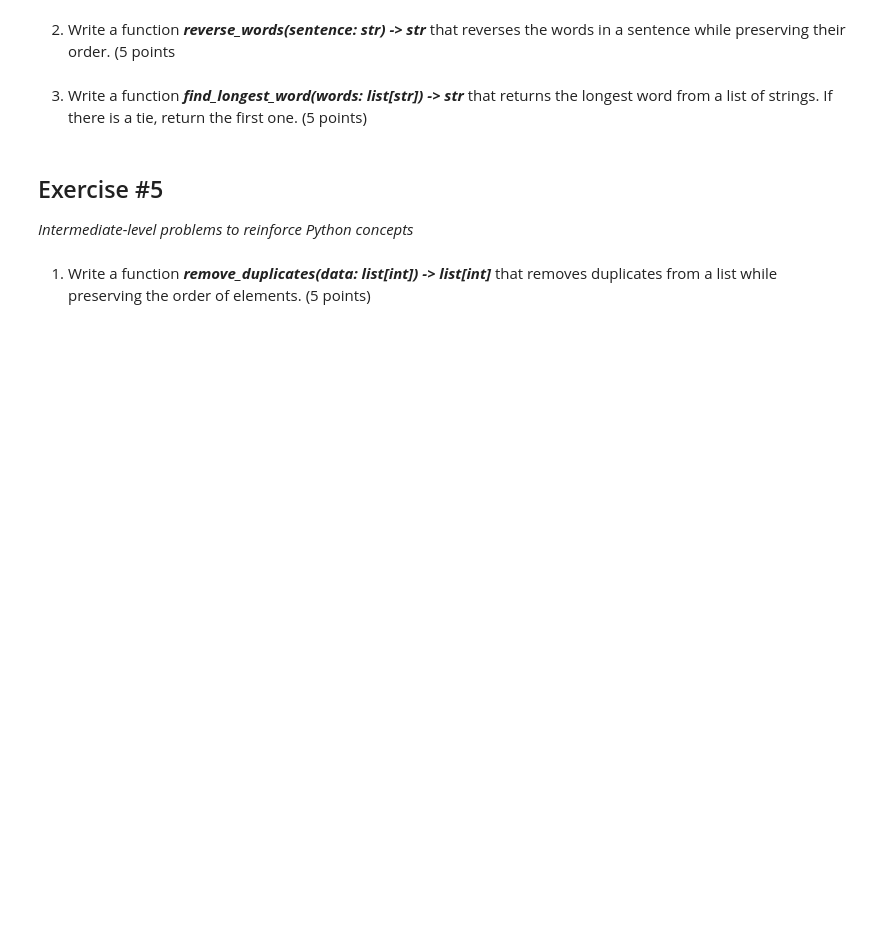
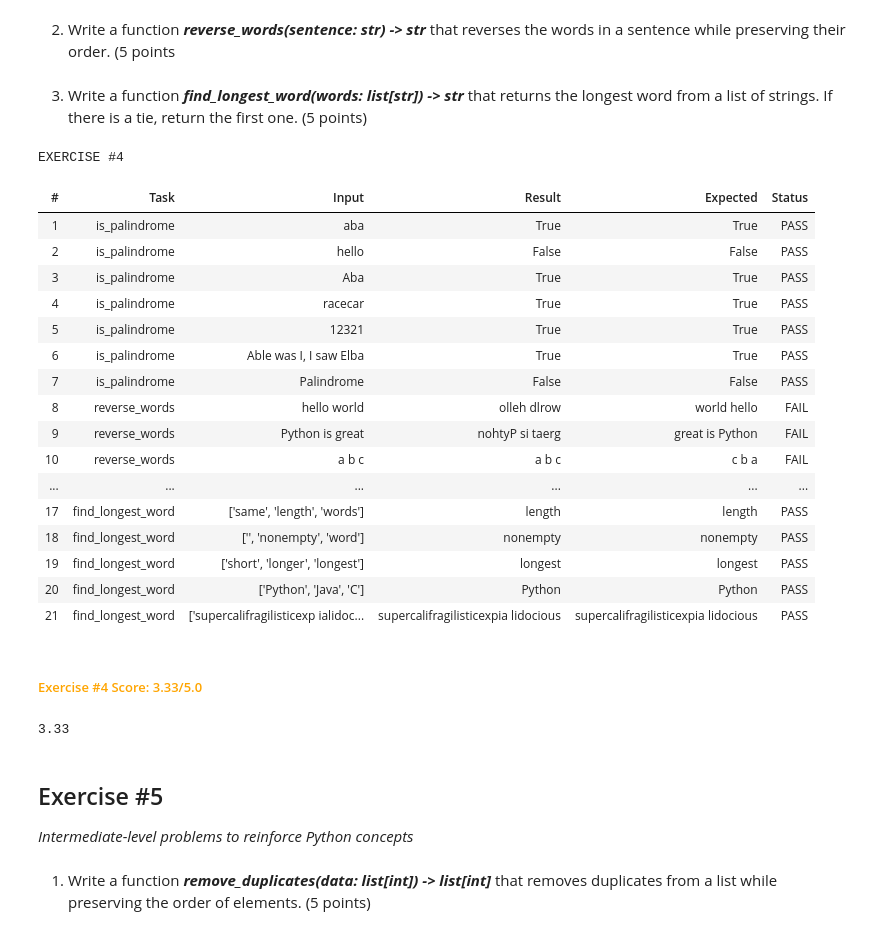
Before and after one commit to Anacha1304/Workshop-1, a Jupyter notebook: Workshop #1 - Answers.ipynb, the cells around one changed output. Saved outputs shown, nothing was run; the diff lists cells and outputs as text; code cells hidden in the pictures; blank space fills up the shorter version.

```diff
--- a/Workshop #1 - Answers.ipynb
+++ b/Workshop #1 - Answers.ipynb
@@ -190,12 +230,48 @@ in Python*
 # %% [markdown]
 1. Write a function ***is_palindrome(s: str) -> bool*** that checks if a given string s is a
 palindrome. Return True if it is, False otherwise. (5 points)
+# %%
+def is_palindorme(s:str):
+    s = s.lower().replace("", "").replace(",", "").replace("á", "a").replace("é", "e").replace("í","i").replace("ó", "o").replace("ú", "u")
+    return s == s[::-1]
 # %% [markdown]
 2. Write a function ***reverse_words(sentence: str) -> str*** that reverses the words in a
 sentence while preserving their order. (5 points
 # %% [markdown]
 3. Write a function ***find_longest_word(words: list[str]) -> str*** that returns the longest
 word from a list of strings. If there is a tie, return the first one. (5 points)
+# %%
+def find_longest_word(words: list[str]):
+    if not words:
+        return ""
+    return max(words, key=len)
+# %%
+test_exercise_4(
+    is_palindrome=is_palindorme,
+    reverse_words=reverse_words,
+    find_longest_word=find_longest_word
+)
+# %% [output]
+EXERCISE #4
+| # | Task | Input | Result | Expected | Status |
+| 1 | is_palindrome | aba | True | True | PASS |
+| 2 | is_palindrome | hello | False | False | PASS |
+| 3 | is_palindrome | Aba | True | True | PASS |
+| 4 | is_palindrome | racecar | True | True | PASS |
+| 5 | is_palindrome | 12321 | True | True | PASS |
+| 6 | is_palindrome | Able was I, I saw Elba | True | True | PASS |
+| 7 | is_palindrome | Palindrome | False | False | PASS |
+| 8 | reverse_words | hello world | olleh dlrow | world hello | FAIL |
+| 9 | reverse_words | Python is great | nohtyP si taerg | great is Python | FAIL |
+| 10 | reverse_words | a b c | a b c | c b a | FAIL |
+| ... | ... | ... | ... | ... | ... |
+| 17 | find_longest_word | ['same', 'length', 'words'] | length | length | PASS |
+| 18 | find_longest_word | ['', 'nonempty', 'word'] | nonempty | nonempty | PASS |
+| 19 | find_longest_word | ['short', 'longer', 'longest'] | longest | longest | PASS |
+| 20 | find_longest_word | ['Python', 'Java', 'C'] | Python | Python | PASS |
+| 21 | find_longest_word | ['supercalifragilisticexp ialidoc... | supercalifragilisticexpia lidocious | supercalifragilisticexpia lidocious | PASS |
+Exercise #4 Score: 3.33/5.0
+3.33
 # %% [markdown]
 ## Exercise #5
 
```
Also changed, not shown: parts of 5 cells of this notebook.
